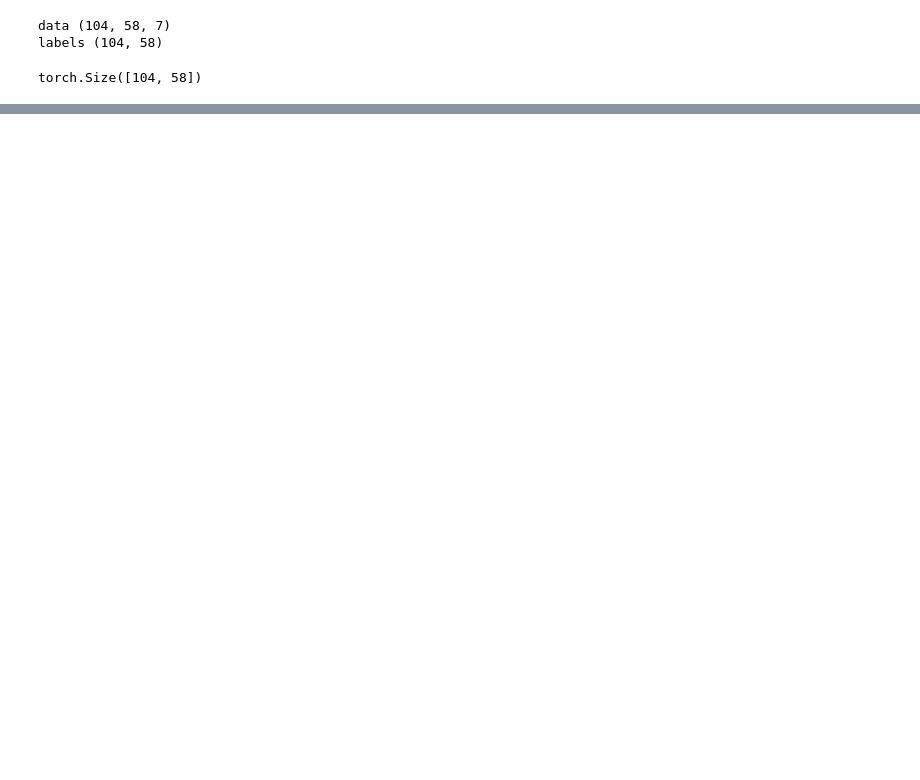
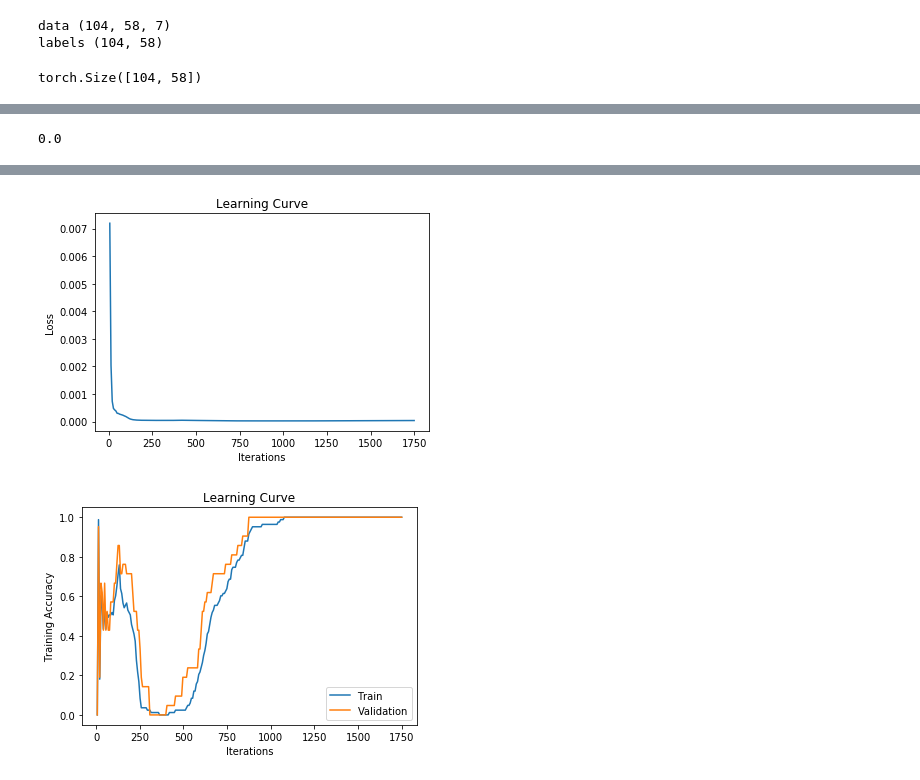
Before and after one commit to charbel08/COVID-Hackathon, a Jupyter notebook: COVID Hackathon.ipynb, the cells around one changed output, grey strips where cells are left out. Saved outputs shown, nothing was run; the diff lists cells and outputs as text; code cells hidden in the pictures; blank space fills up the shorter version.

Commit message:
trained rnn

```diff
--- a/COVID Hackathon.ipynb
+++ b/COVID Hackathon.ipynb
@@ -55,7 +58,7 @@ class RNN(nn.Module):
         out_seq = self.proj(out)
         return out_seq.squeeze()
 # %%
-rnn = RNN(406)
+rnn = RNN(200)
 y = rnn(torch.Tensor(data))
 y.shape
 # %% [output]
@@ -73,0 +66,7 @@ tensor([[ 0.6664,  0.2482,  0.7946,  ...,  0.5328, -0.3275, -0.1726],
+# %%
+train_data, valid_data = data[:83, :], data[83:, :]
+print("train_data: ", train_data.shape)
+print("valid_data: ", valid_data.shape)
+train_labels, valid_labels = labels[:83, :], labels[83:, :]
+print("train_labels: ", train_labels.shape)
+print("valid_labels ", valid_labels.shape)
@@ -73,0 +78,12 @@ tensor([[ 0.6664,  0.2482,  0.7946,  ...,  0.5328, -0.3275, -0.1726],
+# %%
+def get_batches_and_labels(data, labels, batch_size=10):
+    batches = []
+    b_labels = []
+    for i in range(0, data.shape[0], batch_size):
+        batches.append(torch.Tensor(data[i:i+batch_size, :, :]))
+        b_labels.append(torch.Tensor(labels[i:i+batch_size, :]))
+    return batches, b_labels
+
+b, l = get_batches_and_labels(train_data, train_labels)
+for i in range(len(b)):
+    print(b[i].shape, "--------", l[i].shape)
@@ -73,0 +100,13 @@ tensor([[ 0.6664,  0.2482,  0.7946,  ...,  0.5328, -0.3275, -0.1726],
+# %%
+def get_accuracy(model, data, labels):
+    correct = 0
+    out = model(torch.Tensor(data))
+    difference = out - torch.Tensor(labels)
+    summed_out = torch.sum(difference, axis=1)
+    for diff in summed_out:
+        if diff <= 0.0004:
+            correct += 1
+    return correct/summed_out.shape[0]
+get_accuracy(rnn, train_data, train_labels)
+# %% [output]
+0.0
@@ -73,0 +172,4 @@ tensor([[ 0.6664,  0.2482,  0.7946,  ...,  0.5328, -0.3275, -0.1726],
+# %%
+train_model(rnn, train_data, valid_data, train_labels, valid_labels, batch_size=12, weight_decay=0.0,
+          learning_rate=0.01, num_epochs=250, checkpoint_path=None)
+# %% [output]
@@ -73,0 +193,2 @@ tensor([[ 0.6664,  0.2482,  0.7946,  ...,  0.5328, -0.3275, -0.1726],
+[figure, added]
+[figure, added]
```
Also changed, not shown: parts of 10 cells of this notebook, 3 other files.
